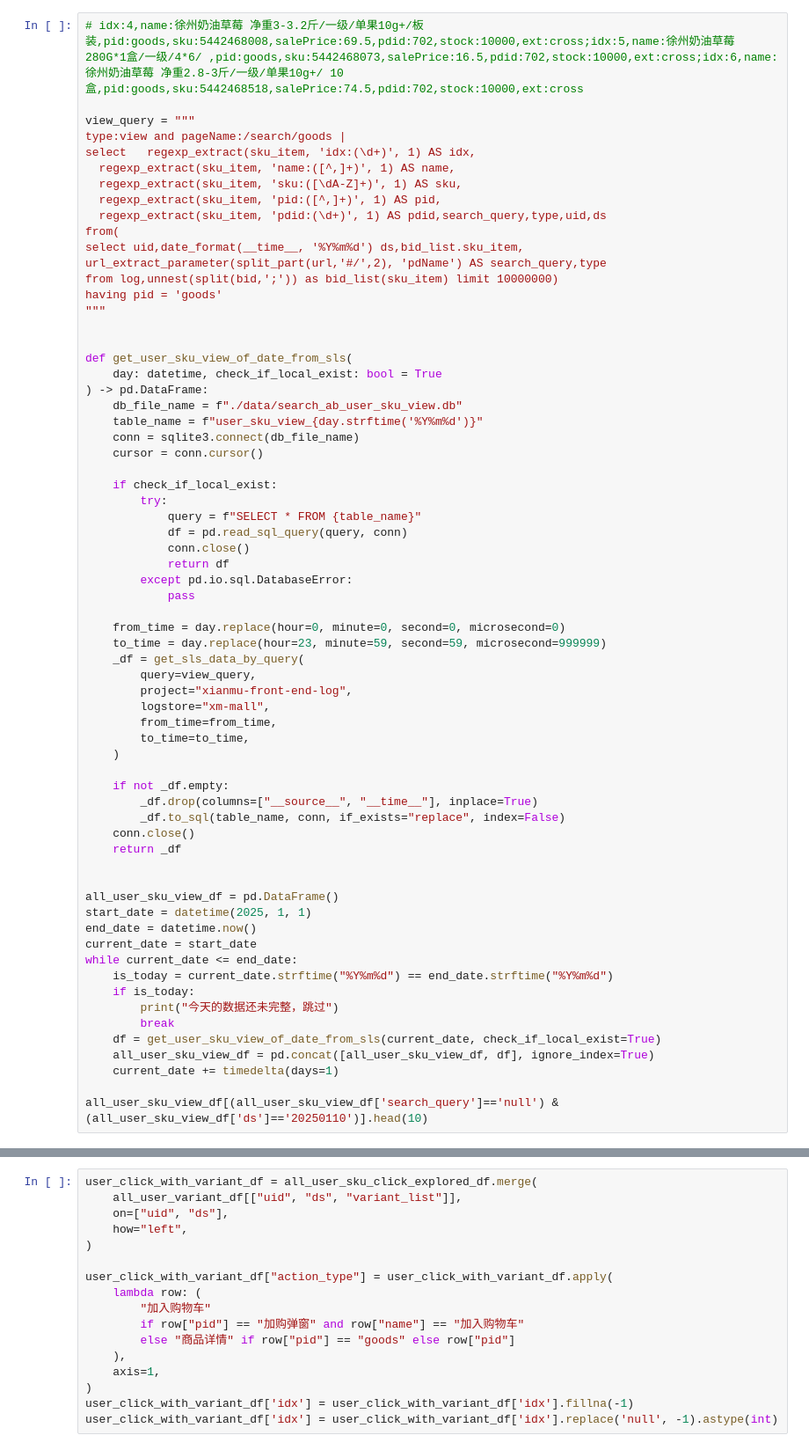
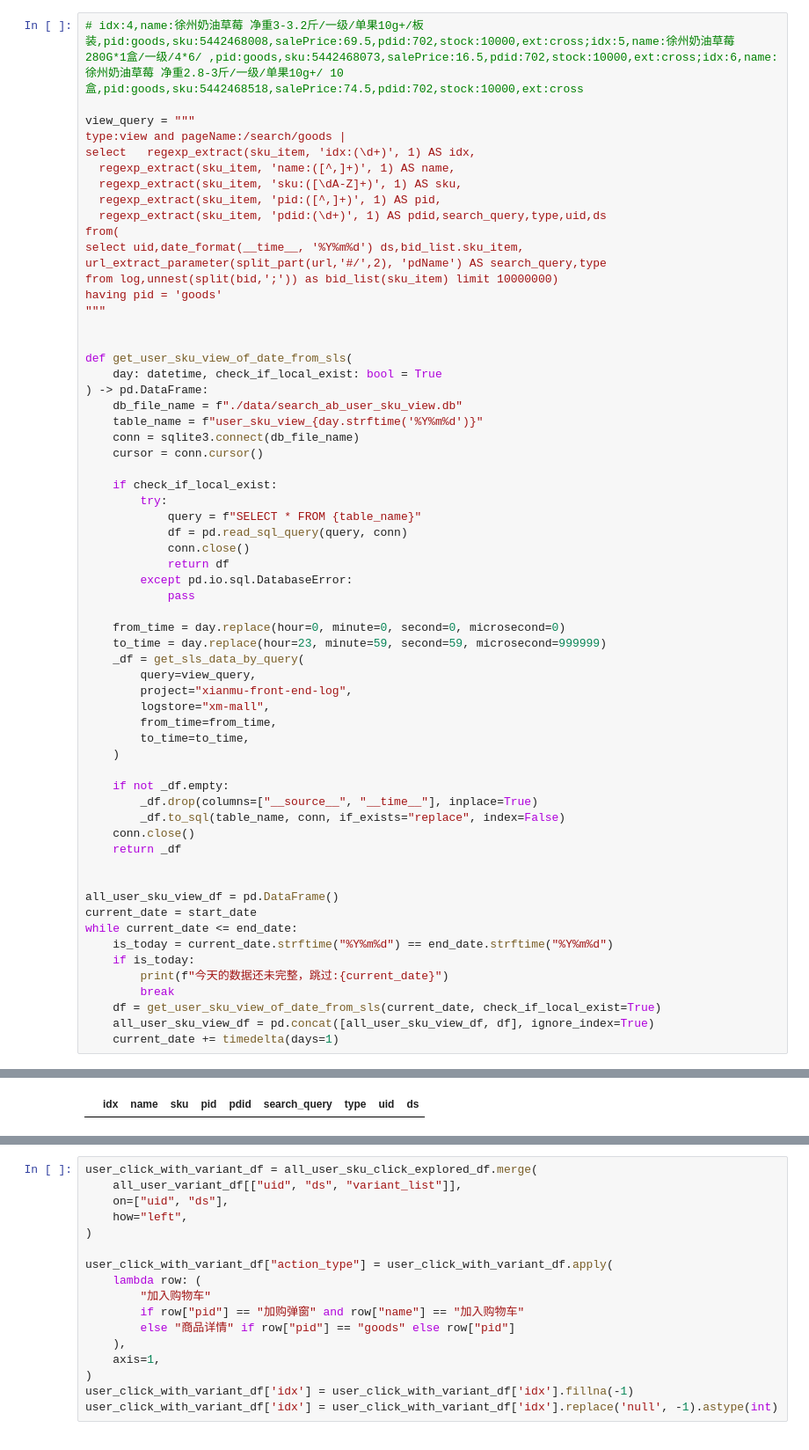
Before and after one commit to chrisptang/aliyun-devops, a Jupyter notebook: 类目预测搜索AB实验数据分析.ipynb, the cells around one changed output, grey strips where cells are left out. Shown: that part at 88% size. Cells and saved outputs as stored; diff of their text form.

```diff
--- a/类目预测搜索AB实验数据分析.ipynb
+++ b/类目预测搜索AB实验数据分析.ipynb
@@ -166,16 +214,13 @@ def get_user_sku_view_of_date_from_sls(
 
 
 all_user_sku_view_df = pd.DataFrame()
-start_date = datetime(2025, 1, 1)
-end_date = datetime.now()
 current_date = start_date
 while current_date <= end_date:
     is_today = current_date.strftime("%Y%m%d") == end_date.strftime("%Y%m%d")
     if is_today:
-        print("今天的数据还未完整，跳过")
+        print(f"今天的数据还未完整，跳过:{current_date}")
         break
     df = get_user_sku_view_of_date_from_sls(current_date, check_if_local_exist=True)
     all_user_sku_view_df = pd.concat([all_user_sku_view_df, df], ignore_index=True)
     current_date += timedelta(days=1)
-
-all_user_sku_view_df[(all_user_sku_view_df['search_query']=='null') & (all_user_sku_view_df['ds']=='20250110')].head(10)
+# %% [output]
@@ -182,3 +233,4 @@ all_user_sku_view_df[(all_user_sku_view_df['search_query']=='null') & (all_user_
+|  | idx | name | sku | pid | pdid | search_query | type | uid | ds |
 # %%
 from sls_client import get_sls_raw_data_by_query
 
```
Also changed, not shown: parts of 13 cells of this notebook.
